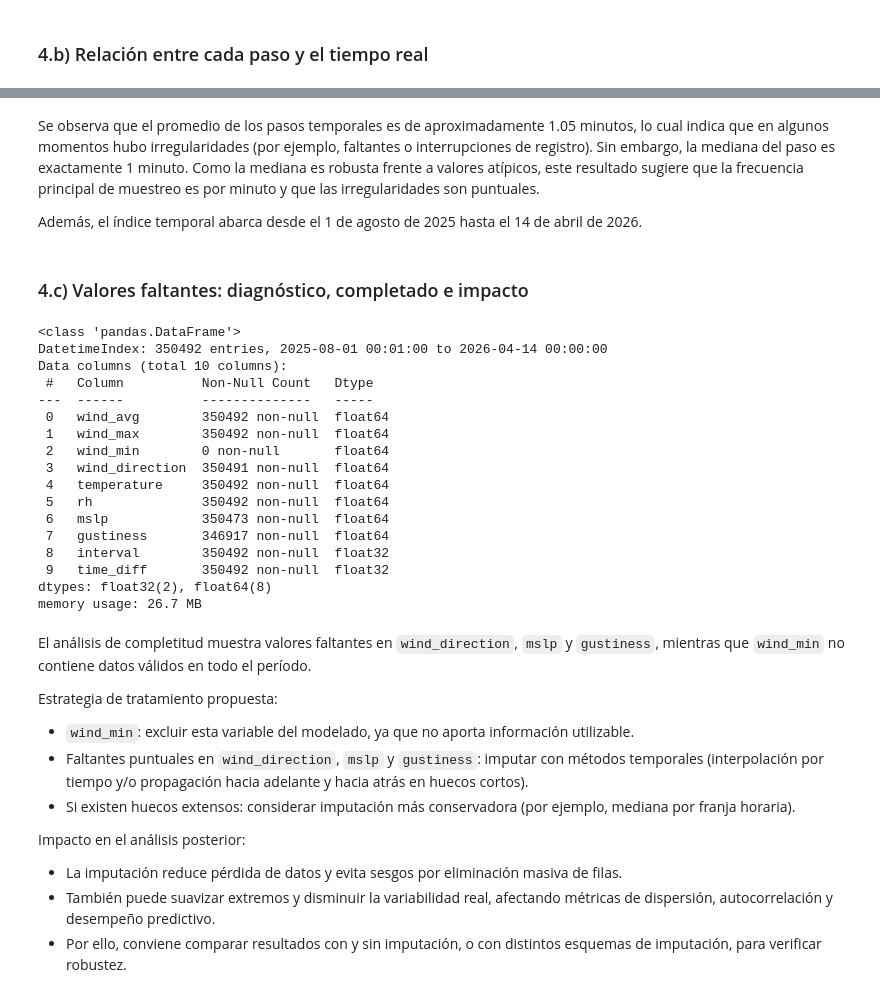
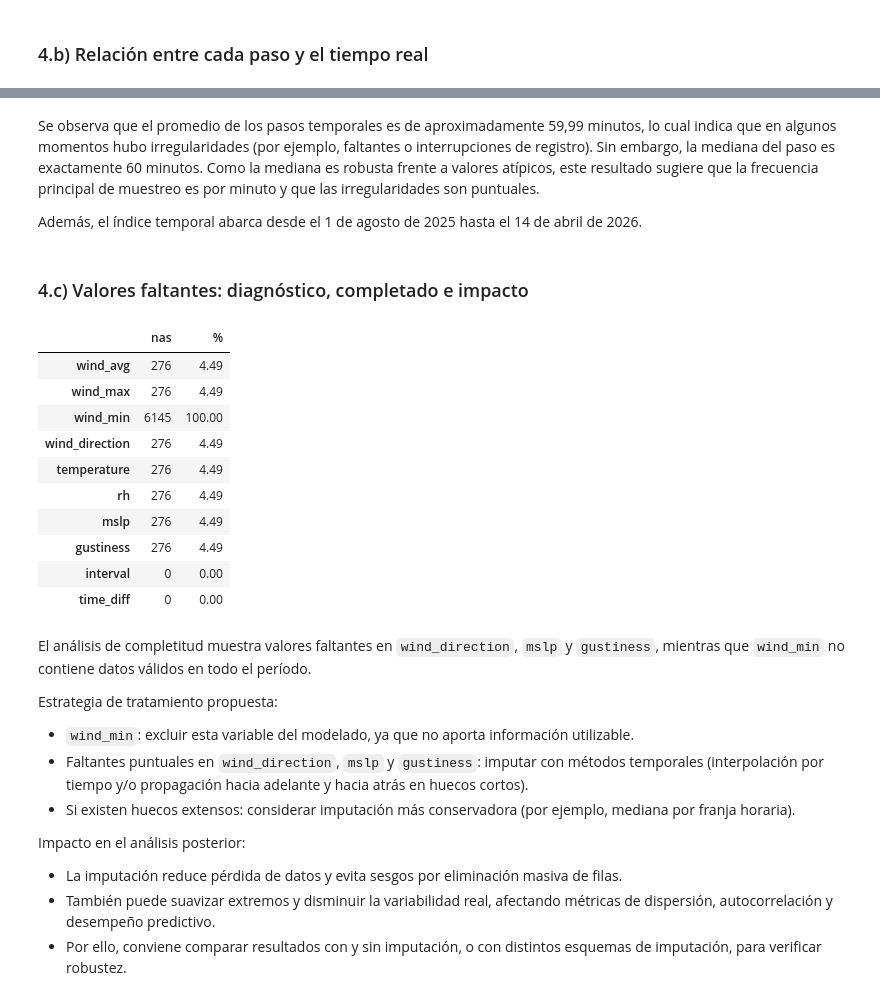
Before and after one commit to MarcosACH/potrerillos-wind-forecast, a Jupyter notebook: src/entregable_1.ipynb, the cells around one changed output, grey strips where cells are left out. Drawn from its saved outputs; the diff is of its cells as text; code cells hidden in the pictures.

```diff
--- a/src/entregable_1.ipynb
+++ b/src/entregable_1.ipynb
@@ -81,30 +104,26 @@ Valor mínimo de tiempo: 2025-08-01 00:01:00
 Valor máximo de tiempo: 2026-04-14 00:00:00
 # %% [markdown]
-Se observa que el promedio de los pasos temporales es de aproximadamente 1.05 minutos, lo cual indica que en algunos momentos hubo irregularidades (por ejemplo, faltantes o interrupciones de registro). Sin embargo, la mediana del paso es exactamente 1 minuto. Como la mediana es robusta frente a valores atípicos, este resultado sugiere que la frecuencia principal de muestreo es por minuto y que las irregularidades son puntuales.
+Se observa que el promedio de los pasos temporales es de aproximadamente 59,99 minutos, lo cual indica que en algunos momentos hubo irregularidades (por ejemplo, faltantes o interrupciones de registro). Sin embargo, la mediana del paso es exactamente 60 minutos. Como la mediana es robusta frente a valores atípicos, este resultado sugiere que la frecuencia principal de muestreo es por minuto y que las irregularidades son puntuales.
 
 Además, el índice temporal abarca desde el 1 de agosto de 2025 hasta el 14 de abril de 2026.
 # %% [markdown]
 ### 4.c) Valores faltantes: diagnóstico, completado e impacto
 # %%
-df.info()
+nas = pd.DataFrame(df.isna().sum(), columns=["nas"])
+nas["%"] = (nas["nas"] / len(df) * 100).round(2)
+nas
 # %% [output]
-<class 'pandas.DataFrame'>
-DatetimeIndex: 350492 entries, 2025-08-01 00:01:00 to 2026-04-14 00:00:00
-Data columns (total 10 columns):
- #   Column          Non-Null Count   Dtype
----  ------          --------------   -----
- 0   wind_avg        350492 non-null  float64
- 1   wind_max        350492 non-null  float64
- 2   wind_min        0 non-null       float64
- 3   wind_direction  350491 non-null  float64
- 4   temperature     350492 non-null  float64
- 5   rh              350492 non-null  float64
- 6   mslp            350473 non-null  float64
- 7   gustiness       346917 non-null  float64
- 8   interval        350492 non-null  float32
- 9   time_diff       350492 non-null  float32
-dtypes: float32(2), float64(8)
-memory usage: 26.7 MB
+|  | nas | % |
+| wind_avg | 276 | 4.49 |
+| wind_max | 276 | 4.49 |
+| wind_min | 6145 | 100.00 |
+| wind_direction | 276 | 4.49 |
+| temperature | 276 | 4.49 |
+| rh | 276 | 4.49 |
+| mslp | 276 | 4.49 |
+| gustiness | 276 | 4.49 |
+| interval | 0 | 0.00 |
+| time_diff | 0 | 0.00 |
 # %% [markdown]
 El análisis de completitud muestra valores faltantes en `wind_direction`, `mslp` y `gustiness`, mientras que `wind_min` no contiene datos válidos en todo el período.
 
```
Also changed, not shown: parts of 14 cells of this notebook.
